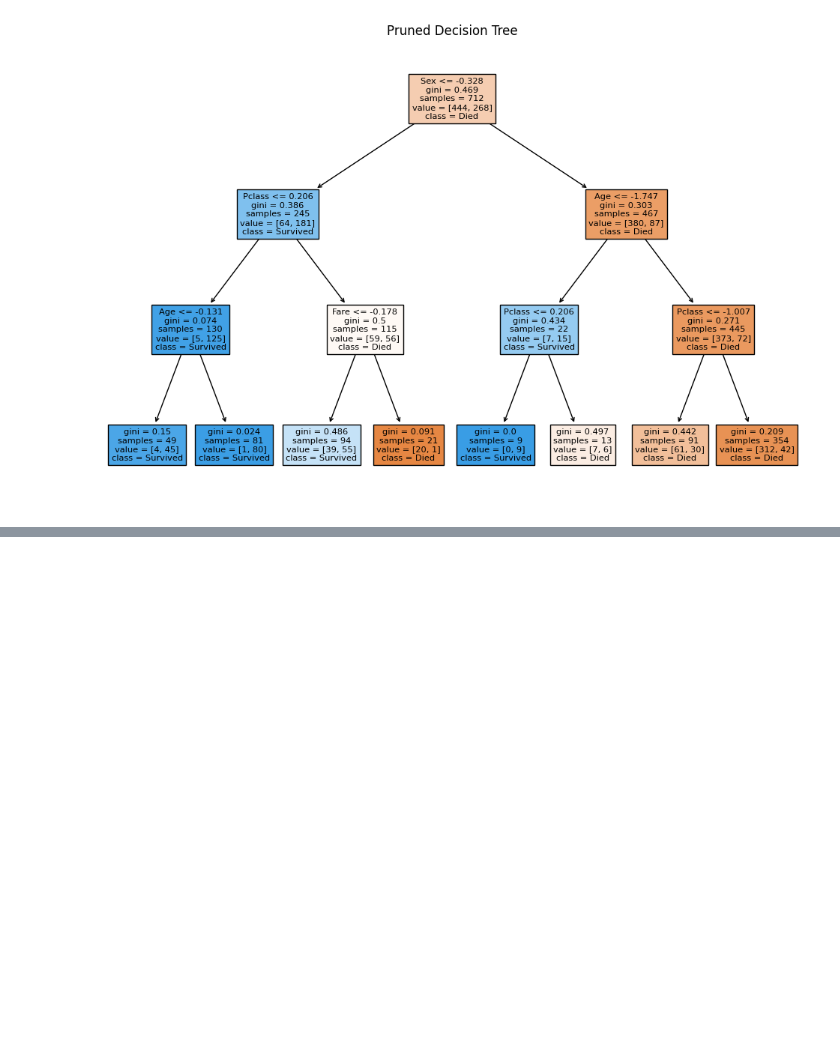
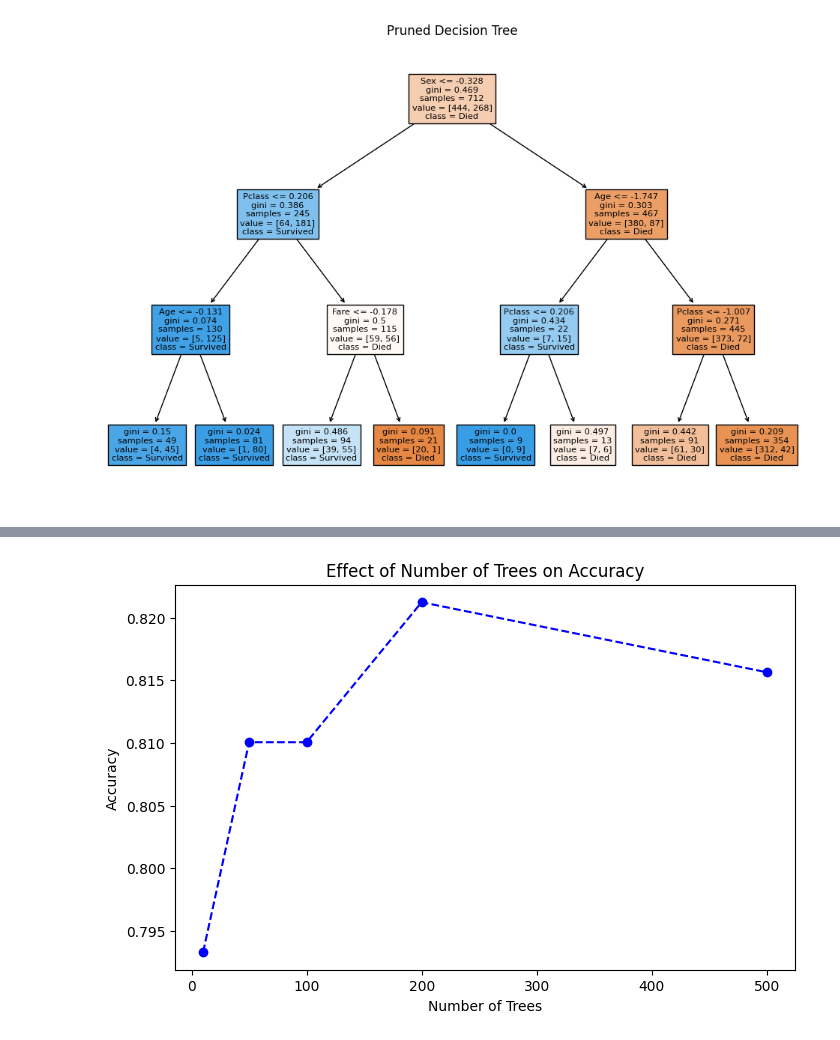
Before and after one commit to HMurawski/dump, a Jupyter notebook: dump_learning/February 25'/240225/44.ipynb, the cells around one changed output, grey strips where cells are left out. Drawn from its saved outputs; the diff is of its cells as text; code cells hidden in the pictures; blank space fills up the shorter version.

```diff
--- a/dump_learning/February 25'/240225/44.ipynb
+++ b/dump_learning/February 25'/240225/44.ipynb
@@ -532,0 +579,21 @@ Pruned Decision Tree - F1 Score: 0.74
+# %%
+# Experiment with different number of trees
+tree_counts = [10, 50, 100, 200, 500]
+accuracy_scores = []
+
+for n in tree_counts:
+    rf_temp = RandomForestClassifier(n_estimators=n, max_depth=5, random_state=42)
+    rf_temp.fit(X_train, y_train)
+    y_pred_temp = rf_temp.predict(X_test)
+    acc = accuracy_score(y_test, y_pred_temp)
+    accuracy_scores.append(acc)
+
+# Plot results
+plt.figure(figsize=(8,5))
+plt.plot(tree_counts, accuracy_scores, marker='o', linestyle='dashed', color='b')
+plt.xlabel("Number of Trees")
+plt.ylabel("Accuracy")
+plt.title("Effect of Number of Trees on Accuracy")
+plt.show()
+# %% [output]
+[figure, added]
```
Also changed, not shown: parts of 3 cells of this notebook.
